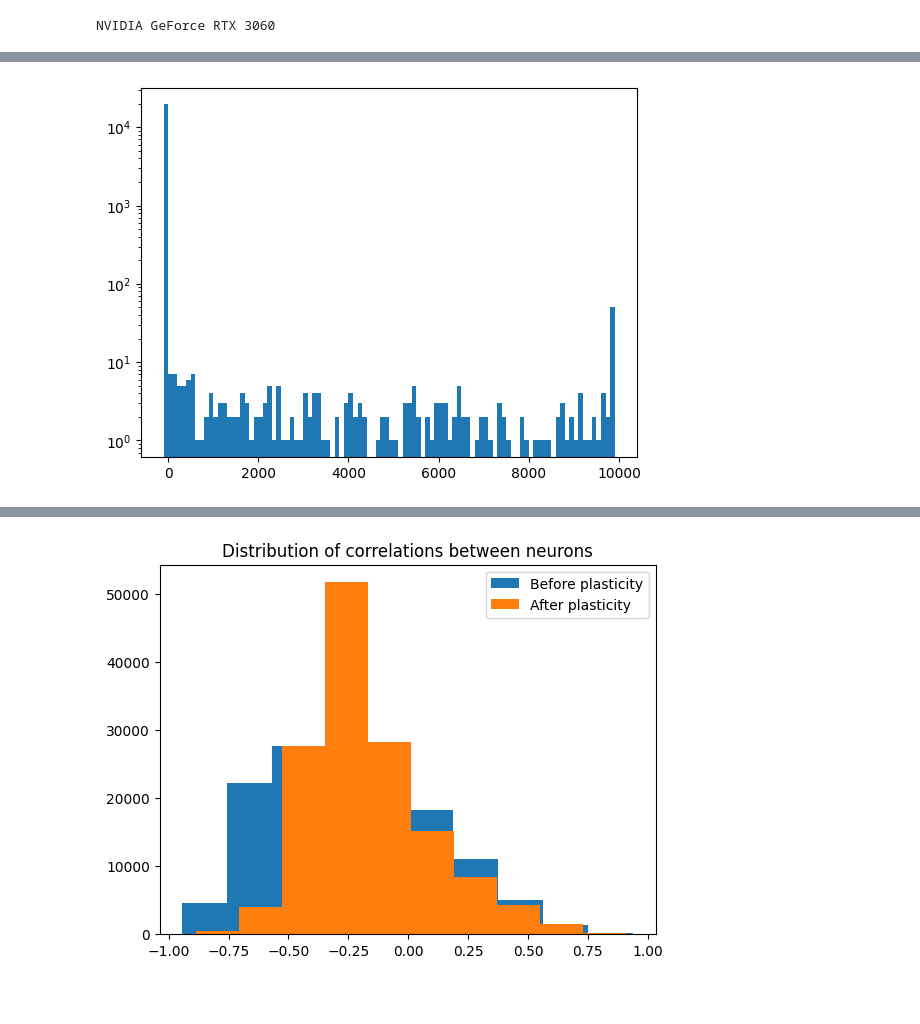
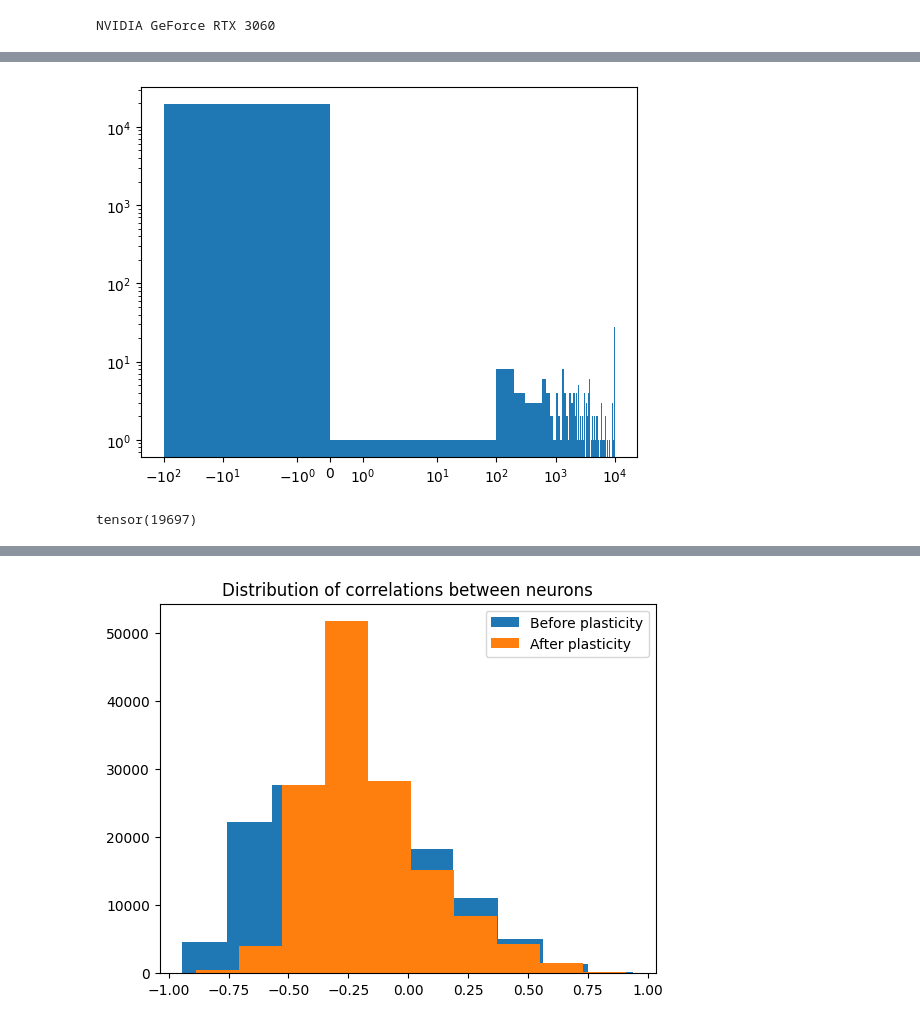
Before and after one commit to ArjunParthasarathy/Piriform-Cortex-Plasticity, a Jupyter notebook: versions/backprop_ie.ipynb, the cells around one changed output, grey strips where cells are left out. Cells and saved outputs as stored; diff of their text form; code cells hidden in the pictures; blank space fills up the shorter version.

```diff
--- a/versions/backprop_ie.ipynb
+++ b/versions/backprop_ie.ipynb
@@ -425,9 +425,14 @@ with torch.no_grad():
 # %%
 with torch.no_grad():
     pct_change = ((W_trained[update_inds].cpu() - w_ie) / w_ie) * 100
     plt.hist(pct_change, bins=100)
+    plt.xscale("symlog")
     plt.yscale('log')
     #plt.xlabel("Epochs")
     #plt.ylabel("Percent change")
 # %% [output]
-[figure, old version]
+[figure, new version]
+# %%
+print(torch.sum((W_trained[update_inds].cpu() - w_ie) / w_ie < 0) / )
+# %% [output]
+tensor(19697)
```
Also changed, not shown: parts of 13 cells of this notebook, 4 other files.
